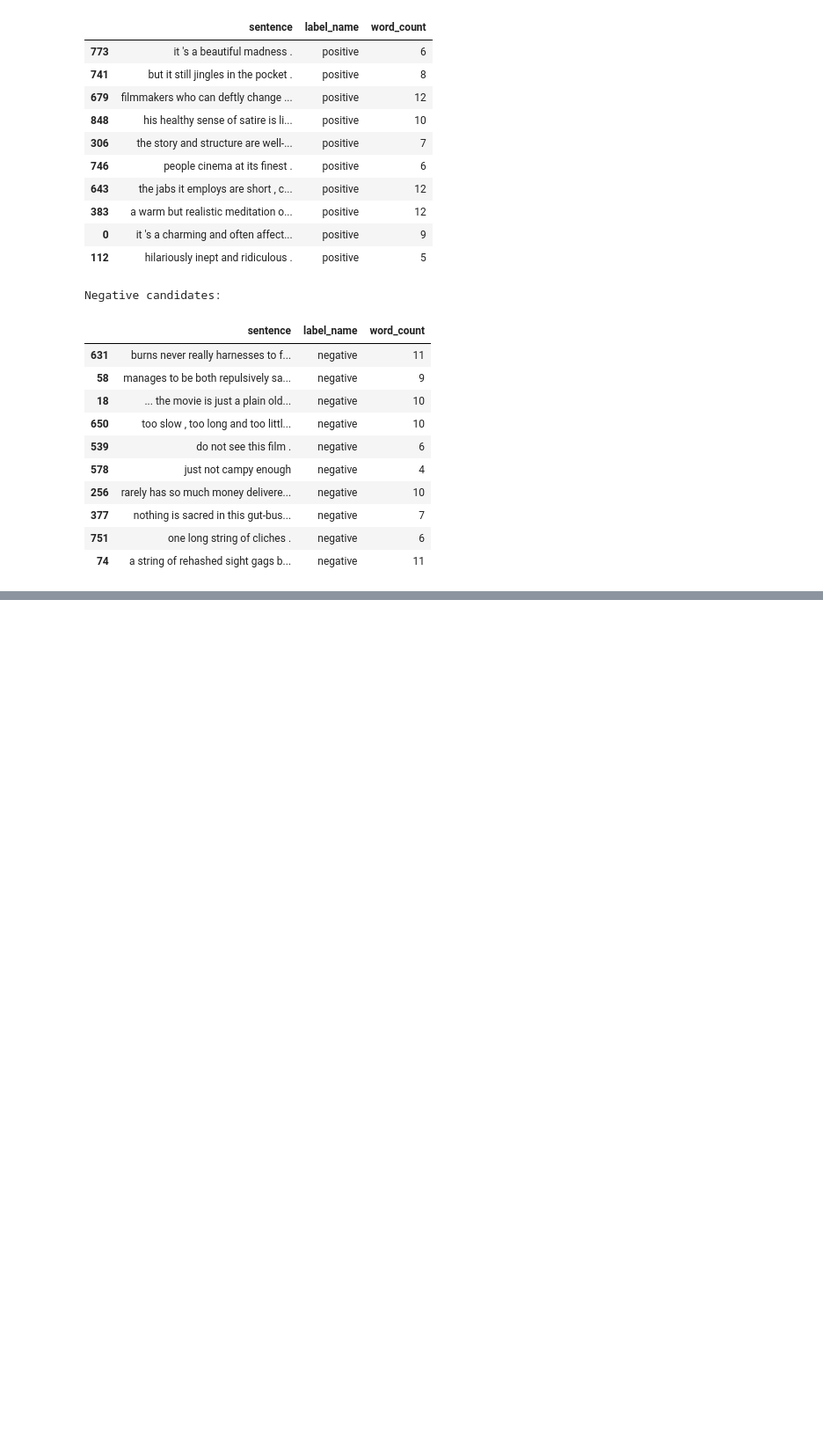
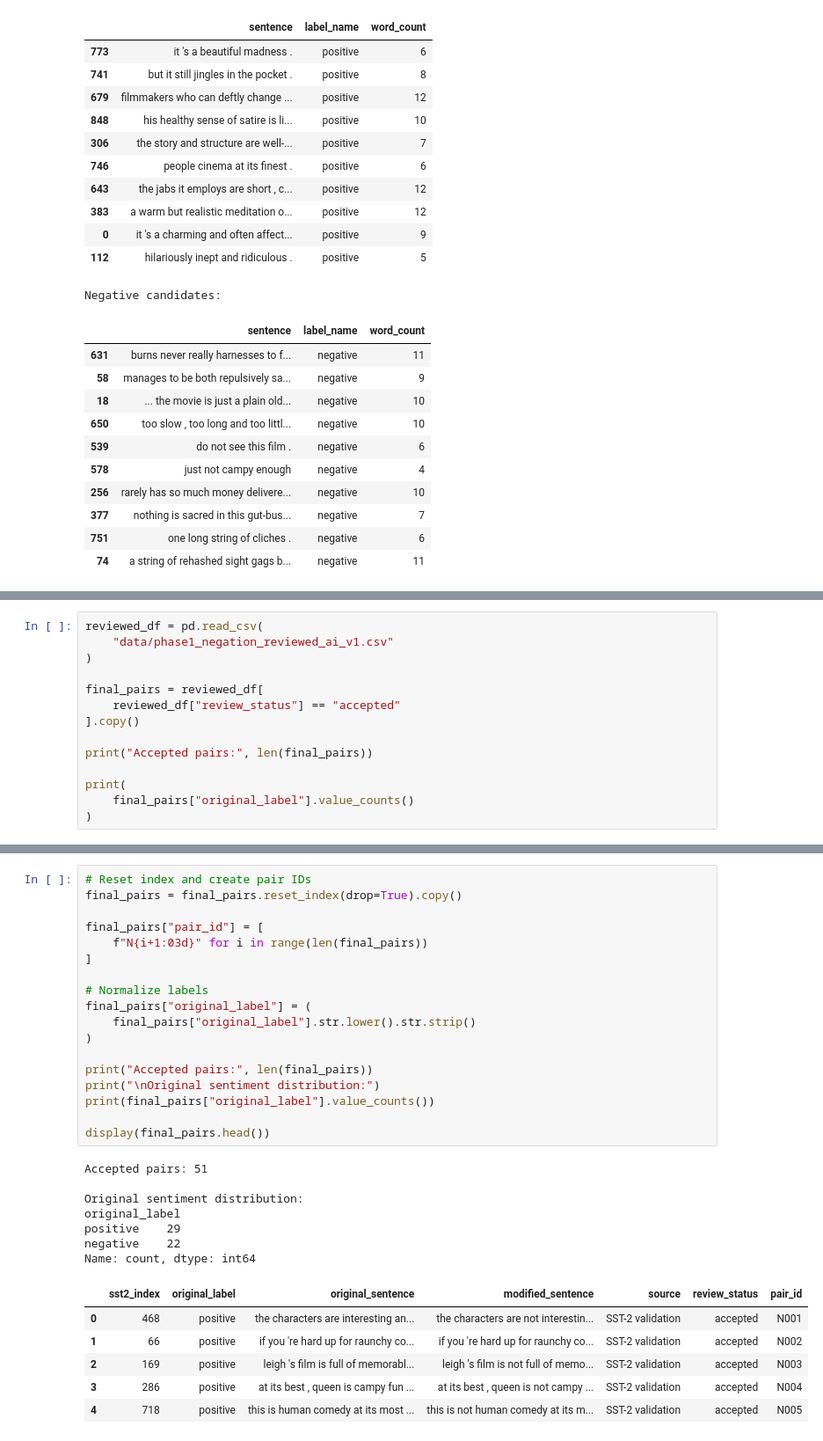
Before and after one commit to OssOss13/sentiment-perturbation-analysis, a Jupyter notebook: notebooks/phase1_genai.ipynb, the cells around one changed output, grey strips where cells are left out. Shown at 88% size. Cells and saved outputs as stored; diff of their text form; blank space fills up the shorter version.

```diff
--- a/notebooks/phase1_genai.ipynb
+++ b/notebooks/phase1_genai.ipynb
@@ -208,0 +430,14 @@ Change in positive probability: -0.9996
+# %%
+reviewed_df = pd.read_csv(
+    "data/phase1_negation_reviewed_ai_v1.csv"
+)
+
+final_pairs = reviewed_df[
+    reviewed_df["review_status"] == "accepted"
+].copy()
+
+print("Accepted pairs:", len(final_pairs))
+
+print(
+    final_pairs["original_label"].value_counts()
+)
@@ -208,0 +458,32 @@ Change in positive probability: -0.9996
+# %%
+# Reset index and create pair IDs
+final_pairs = final_pairs.reset_index(drop=True).copy()
+
+final_pairs["pair_id"] = [
+    f"N{i+1:03d}" for i in range(len(final_pairs))
+]
+
+# Normalize labels
+final_pairs["original_label"] = (
+    final_pairs["original_label"].str.lower().str.strip()
+)
+
+print("Accepted pairs:", len(final_pairs))
+print("\nOriginal sentiment distribution:")
+print(final_pairs["original_label"].value_counts())
+
+display(final_pairs.head())
+# %% [output]
+Accepted pairs: 51
+
+Original sentiment distribution:
+original_label
+positive    29
+negative    22
+Name: count, dtype: int64
+|  | sst2_index | original_label | original_sentence | modified_sentence | source | review_status | pair_id |
+| 0 | 468 | positive | the characters are interesting an... | the characters are not interestin... | SST-2 validation | accepted | N001 |
+| 1 | 66 | positive | if you 're hard up for raunchy co... | if you 're hard up for raunchy co... | SST-2 validation | accepted | N002 |
+| 2 | 169 | positive | leigh 's film is full of memorabl... | leigh 's film is not full of memo... | SST-2 validation | accepted | N003 |
+| 3 | 286 | positive | at its best , queen is campy fun ... | at its best , queen is not campy ... | SST-2 validation | accepted | N004 |
+| 4 | 718 | positive | this is human comedy at its most ... | this is not human comedy at its m... | SST-2 validation | accepted | N005 |
```
Also changed, not shown: parts of 35 cells of this notebook, 5 other files.
